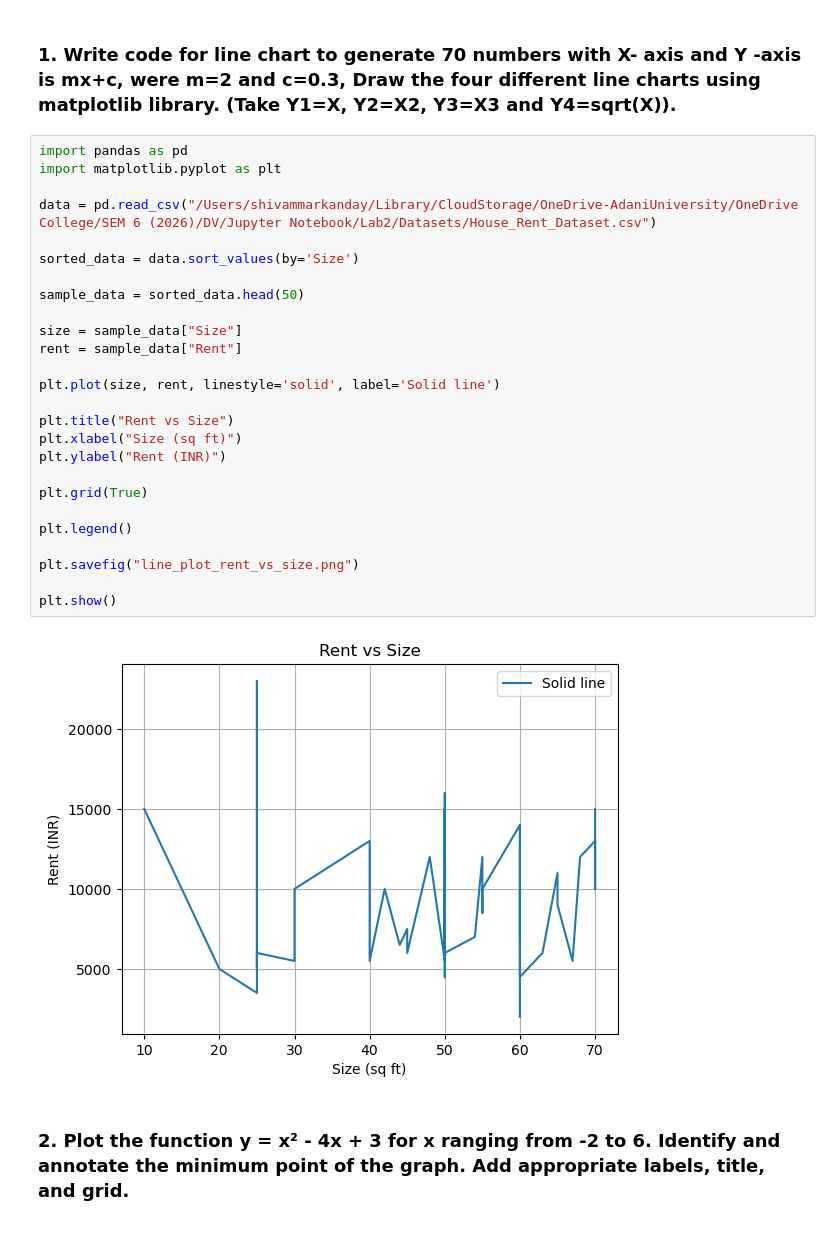
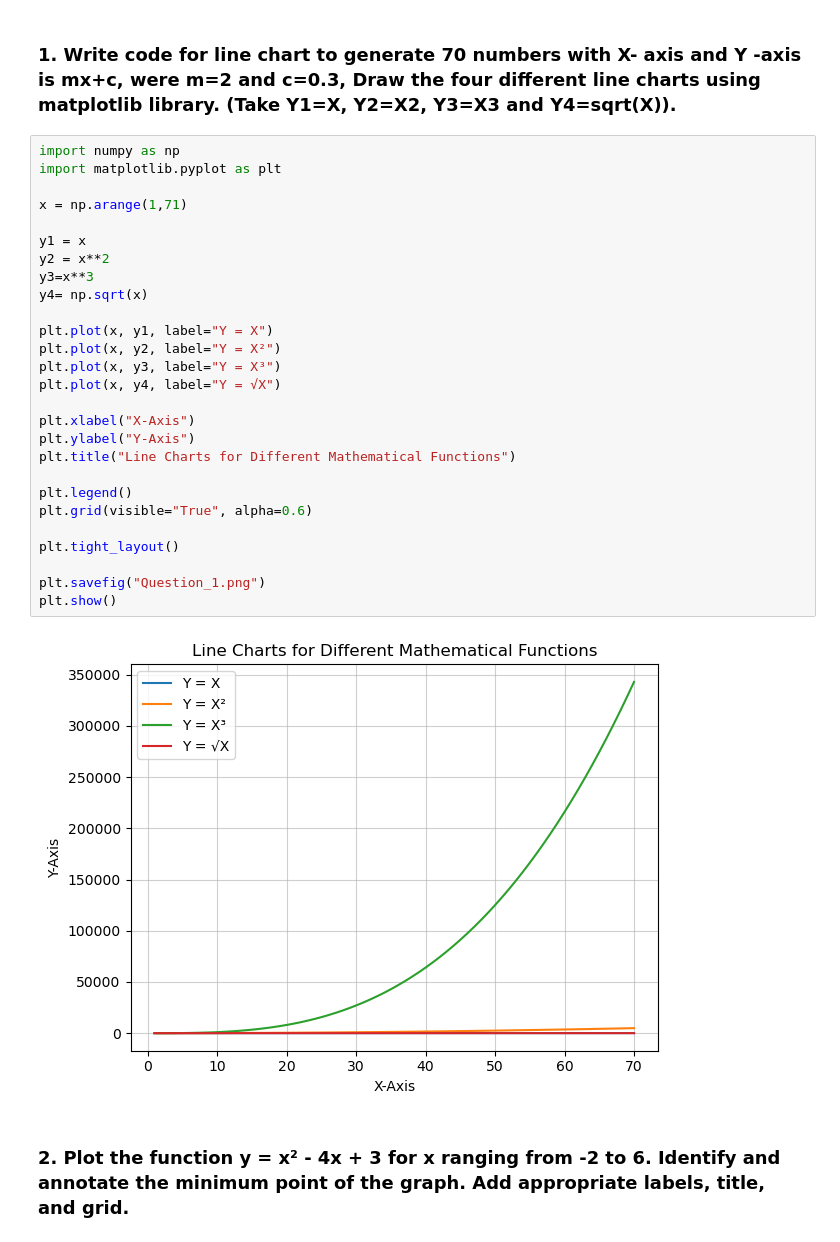
Before and after one commit to shivammarkanday/DV_Lab, a Jupyter notebook: Lab3/lab3.ipynb, the cells around one changed output. Saved outputs shown, nothing was run; the diff lists cells and outputs as text.

```diff
--- a/Lab3/lab3.ipynb
+++ b/Lab3/lab3.ipynb
@@ -4,32 +4,33 @@
 # %% [markdown]
 ### 1. Write code for line chart to generate 70 numbers with X- axis and Y -axis is mx+c, were m=2 and c=0.3, Draw the four different line charts using matplotlib library. (Take Y1=X, Y2=X**2, Y3=X**3 and Y4=sqrt(X)).
 # %%
-import pandas as pd
+import numpy as np
 import matplotlib.pyplot as plt
 
-data = pd.read_csv("/Users/shivammarkanday/Library/CloudStorage/OneDrive-AdaniUniversity/OneDrive College/SEM 6 (2026)/DV/Jupyter Notebook/Lab2/Datasets/House_Rent_Dataset.csv")
+x = np.arange(1,71)
 
-sorted_data = data.sort_values(by='Size')
+y1 = x
+y2 = x**2
+y3=x**3
+y4= np.sqrt(x)
 
-sample_data = sorted_data.head(50)
+plt.plot(x, y1, label="Y = X")
+plt.plot(x, y2, label="Y = X²")
+plt.plot(x, y3, label="Y = X³")
+plt.plot(x, y4, label="Y = √X")
 
-size = sample_data["Size"]
-rent = sample_data["Rent"]
-
-plt.plot(size, rent, linestyle='solid', label='Solid line')
-
-plt.title("Rent vs Size")
-plt.xlabel("Size (sq ft)")
-plt.ylabel("Rent (INR)")
-
-plt.grid(True)
+plt.xlabel("X-Axis")
+plt.ylabel("Y-Axis")
+plt.title("Line Charts for Different Mathematical Functions")
 
 plt.legend()
+plt.grid(visible="True", alpha=0.6)
 
-plt.savefig("line_plot_rent_vs_size.png")
+plt.tight_layout()
 
+plt.savefig("Question_1.png")
 plt.show()
 # %% [output]
-[figure, old version]
+[figure, new version]
 # %% [markdown]
 ### 2. Plot the function y = x² - 4x + 3 for x ranging from -2 to 6. Identify and annotate the minimum point of the graph. Add appropriate labels, title, and grid.
```
Also changed, not shown: parts of 6 cells of this notebook, 9 other files.
